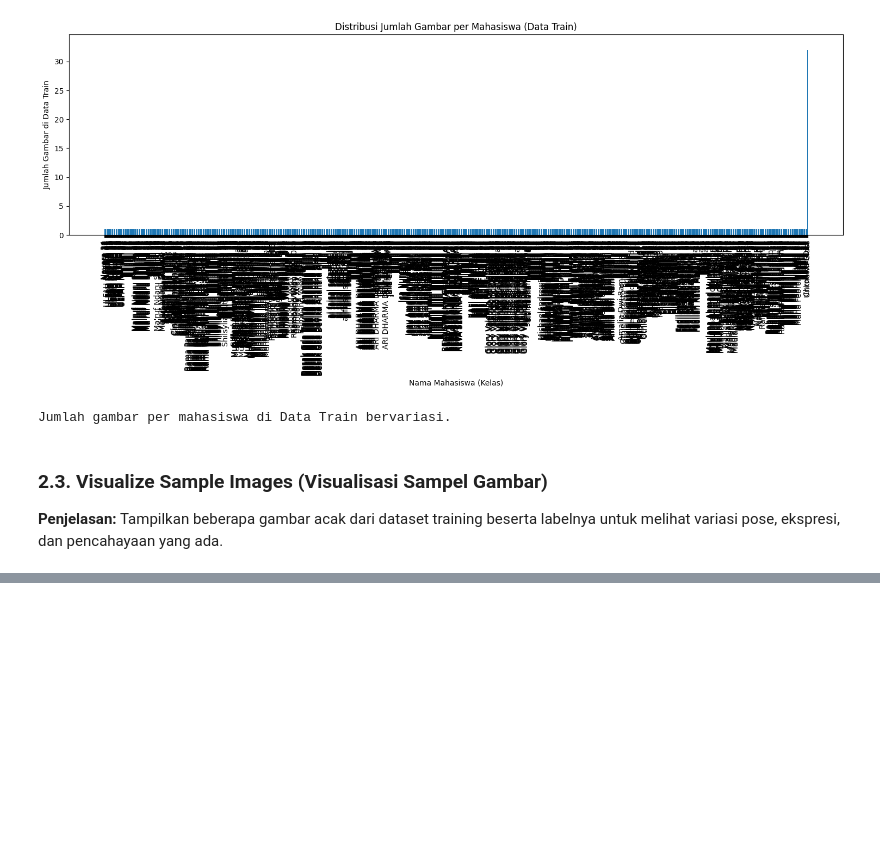
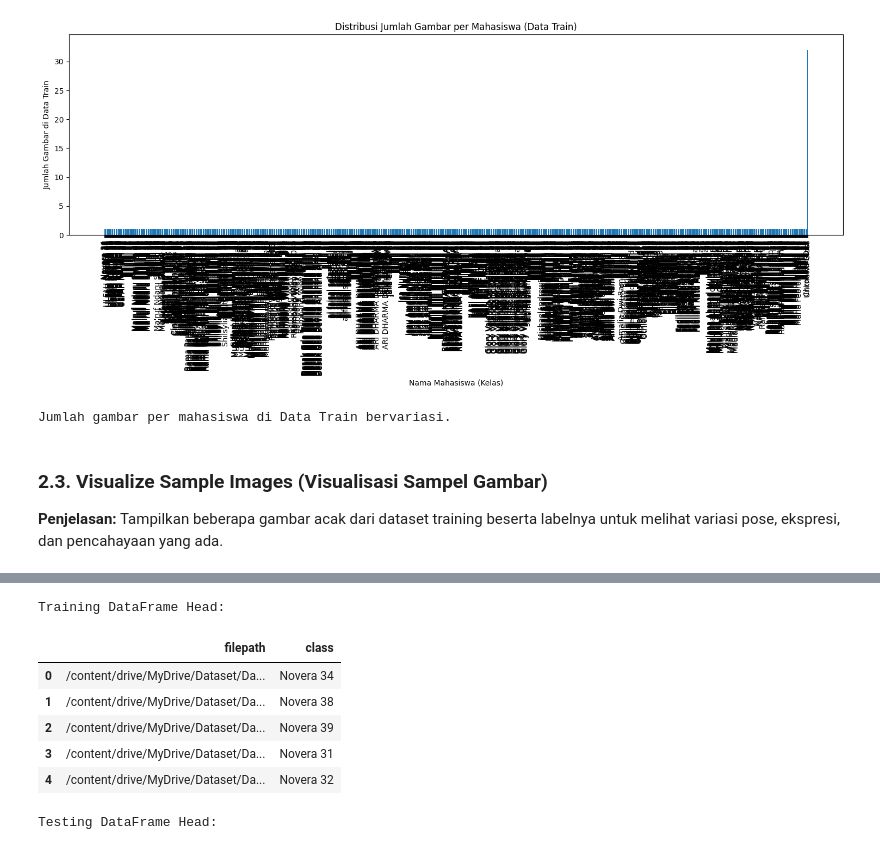
Before and after one commit to LatiefDataVisionary/deep-learning-college-task, a Jupyter notebook: tasks/src/MK_Deep_Learning_W5.ipynb, the cells around one changed output, grey strips where cells are left out. Drawn from its saved outputs; the diff is of its cells as text; code cells hidden in the pictures; blank space fills up the shorter version.

Commit message:
Section 3: Data Preparation and Augmentation (Persiapan dan Augmentasi Data)

```diff
--- a/tasks/src/MK_Deep_Learning_W5.ipynb
+++ b/tasks/src/MK_Deep_Learning_W5.ipynb
@@ -227,0 +242,12 @@ else:
+# %%
+train_datagen = ImageDataGenerator(
+    rescale=1./255,           # Normalisasi piksel
+    rotation_range=20,        # Variasi pose miring
+    width_shift_range=0.2,    # Pergeseran horizontal
+    height_shift_range=0.2,   # Pergeseran vertikal
+    shear_range=0.2,          # Transformasi shear
+    zoom_range=0.2,           # Zoom acak
+    brightness_range=[0.8, 1.2], # Variasi pencahayaan
+    horizontal_flip=True,     # Flip horizontal
+    fill_mode='nearest'       # Strategi mengisi piksel baru setelah transformasi
+)
@@ -227,0 +258,2 @@ else:
+# %%
+test_datagen = ImageDataGenerator(rescale=1./255) # Hanya normalisasi
@@ -227,0 +268,65 @@ else:
+# %%
+import pandas as pd
+
+# Create DataFrames for training and testing
+def create_dataframe(directory):
+    filepaths = []
+    labels = []
+    for filename in os.listdir(directory):
+        if filename.endswith('.jpg'):
+            filepath = os.path.join(directory, filename)
+            # Extract class name from filename (assuming format like ID_Nama_Number.jpg)
+            class_name_parts = filename.split('_')
+            if len(class_name_parts) > 1:
+                class_name = class_name_parts[1]
+                if len(class_name_parts) > 2 and class_name_parts[2].isdigit():
+                    class_name = class_name
+                elif len(class_name_parts) > 2 and not class_name_parts[2].isdigit():
+                    class_name = class_name_parts[1] + " " + class_name_parts[2].split('.')[0]
+            else:
+                class_name = "Unknown Class"
+            filepaths.append(filepath)
+            labels.append(class_name)
+    return pd.DataFrame({'filepath': filepaths, 'class': labels})
+
+train_df = create_dataframe(TRAIN_DIR)
+test_df = create_dataframe(TEST_DIR)
+
+print("Training DataFrame Head:")
+display(train_df.head())
+print("\nTesting DataFrame Head:")
+display(test_df.head())
+
+# Use flow_from_dataframe
+train_generator = train_datagen.flow_from_dataframe(
+    dataframe=train_df,
+    x_col='filepath',
+    y_col='class',
+    target_size=(IMG_HEIGHT, IMG_WIDTH),
+    batch_size=BATCH_SIZE,
+    class_mode='categorical'
+)
+
+test_generator = test_datagen.flow_from_dataframe(
+    dataframe=test_df,
+    x_col='filepath',
+    y_col='class',
+    target_size=(IMG_HEIGHT, IMG_WIDTH),
+    batch_size=BATCH_SIZE,
+    class_mode='categorical',
+    shuffle=False # Keep data in order for evaluation later
+)
+
+# Update NUM_CLASSES based on generators
+NUM_CLASSES = len(train_generator.class_indices)
+print(f"\nJumlah kelas (mahasiswa) terdeteksi oleh generator: {NUM_CLASSES}")
+print(f"Indeks kelas: {train_generator.class_indices}")
+# %% [output]
+Training DataFrame Head:
+|  | filepath | class |
+| 0 | /content/drive/MyDrive/Dataset/Da... | Novera 34 |
+| 1 | /content/drive/MyDrive/Dataset/Da... | Novera 38 |
+| 2 | /content/drive/MyDrive/Dataset/Da... | Novera 39 |
+| 3 | /content/drive/MyDrive/Dataset/Da... | Novera 31 |
+| 4 | /content/drive/MyDrive/Dataset/Da... | Novera 32 |
+Testing DataFrame Head:
```
Also changed, not shown: parts of 8 cells of this notebook.
